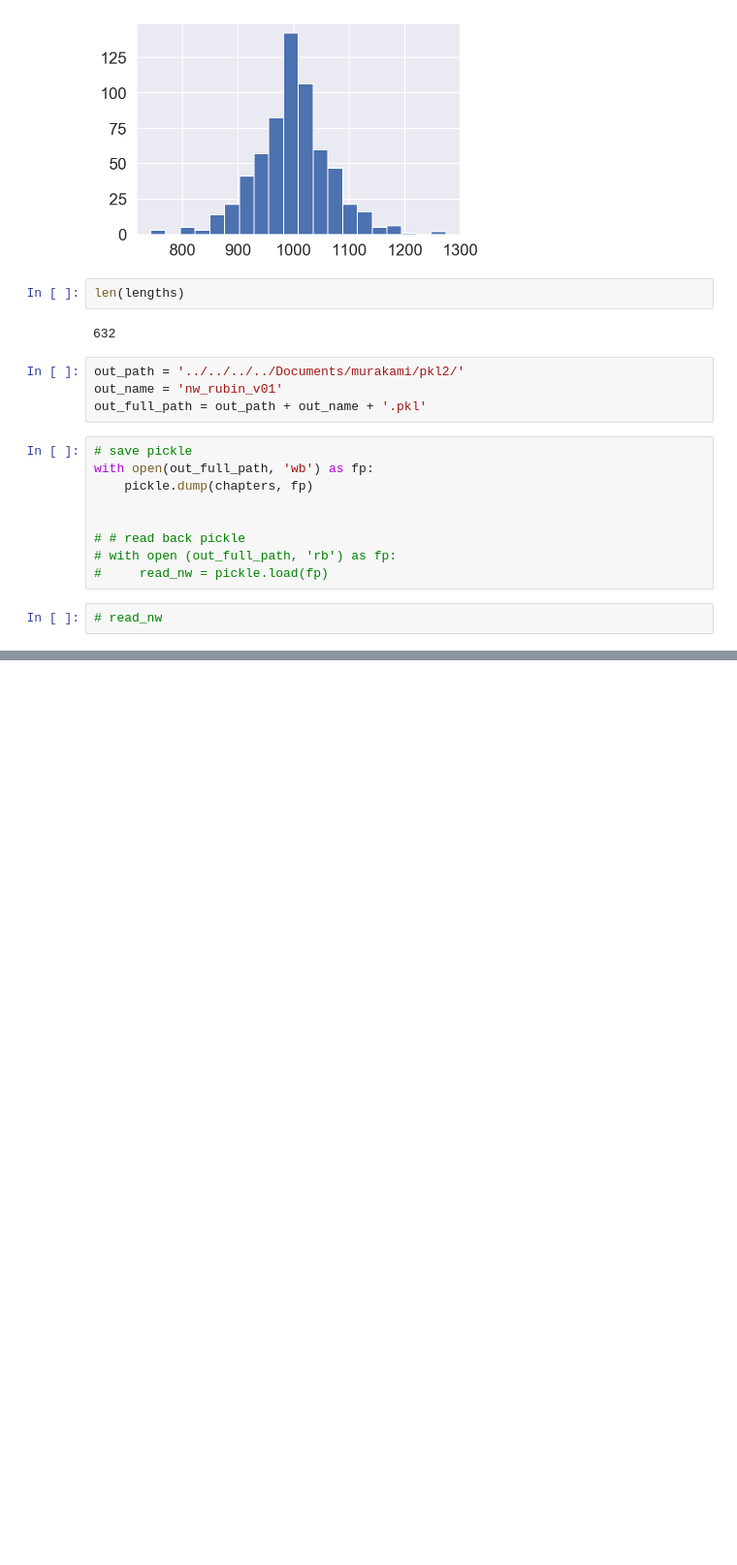
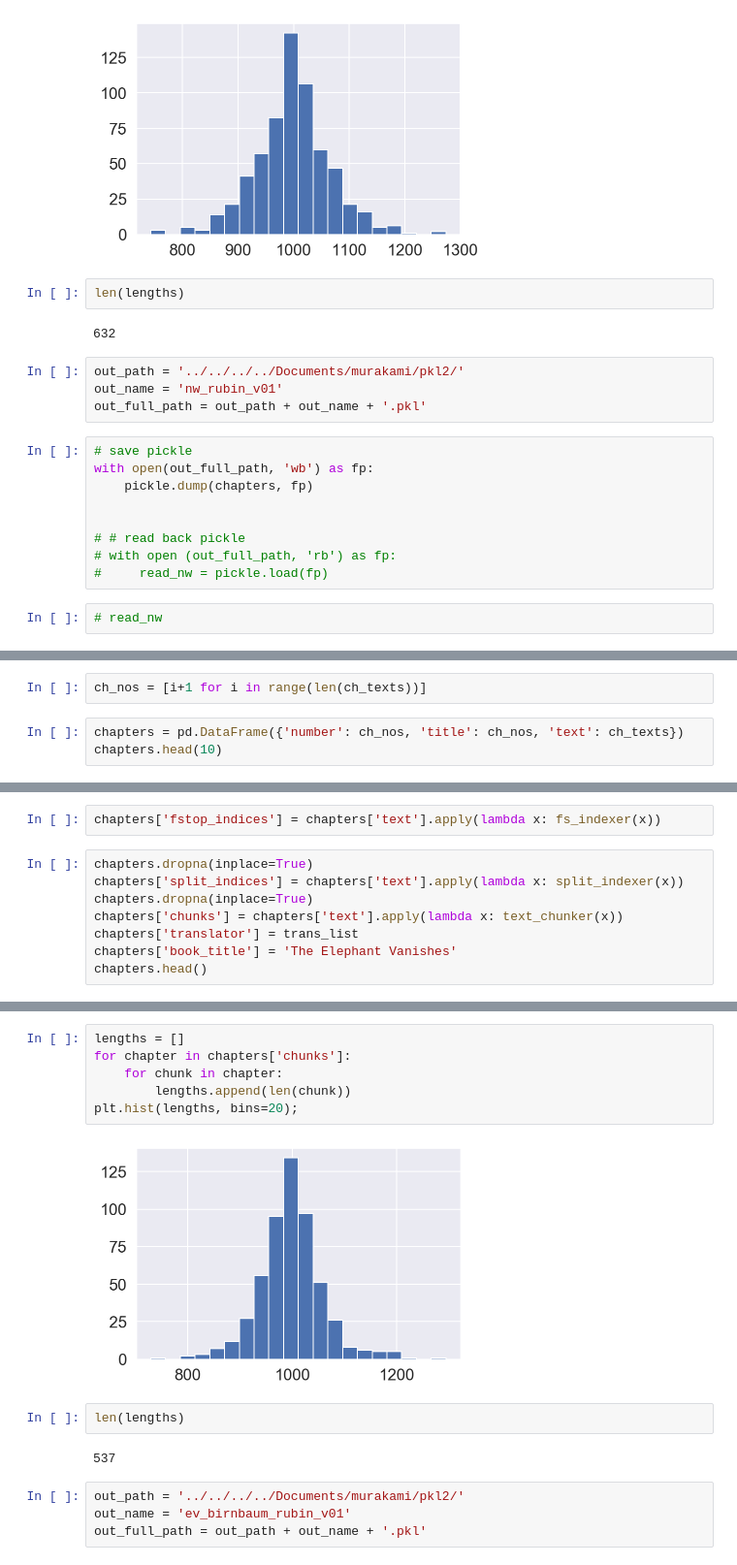
Before and after one commit to steven-mcdonald/murakami_translators, a Jupyter notebook: notebooks/02a_text_prep_v01.ipynb, the cells around one changed output, grey strips where cells are left out. Shown: that part at 97% size. Cells and saved outputs as stored; diff of their text form; blank space fills up the shorter version.

```diff
--- a/notebooks/02a_text_prep_v01.ipynb
+++ b/notebooks/02a_text_prep_v01.ipynb
@@ -653,0 +776,5 @@ with open(out_full_path, 'wb') as fp:
+# %%
+ch_nos = [i+1 for i in range(len(ch_texts))]
+# %%
+chapters = pd.DataFrame({'number': ch_nos, 'title': ch_nos, 'text': ch_texts})
+chapters.head(10)
@@ -653,0 +793,10 @@ with open(out_full_path, 'wb') as fp:
+# %%
+chapters['fstop_indices'] = chapters['text'].apply(lambda x: fs_indexer(x))
+# %%
+chapters.dropna(inplace=True)
+chapters['split_indices'] = chapters['text'].apply(lambda x: split_indexer(x))
+chapters.dropna(inplace=True)
+chapters['chunks'] = chapters['text'].apply(lambda x: text_chunker(x))
+chapters['translator'] = trans_list
+chapters['book_title'] = 'The Elephant Vanishes'
+chapters.head()
@@ -653,0 +810,16 @@ with open(out_full_path, 'wb') as fp:
+# %%
+lengths = []
+for chapter in chapters['chunks']:
+    for chunk in chapter:
+        lengths.append(len(chunk))
+plt.hist(lengths, bins=20);
+# %% [output]
+[figure, added]
+# %%
+len(lengths)
+# %% [output]
+537
+# %%
+out_path = '../../../../Documents/murakami/pkl2/'
+out_name = 'ev_birnbaum_rubin_v01'
+out_full_path = out_path + out_name + '.pkl'
```
Also changed, not shown: parts of 27 cells of this notebook.
